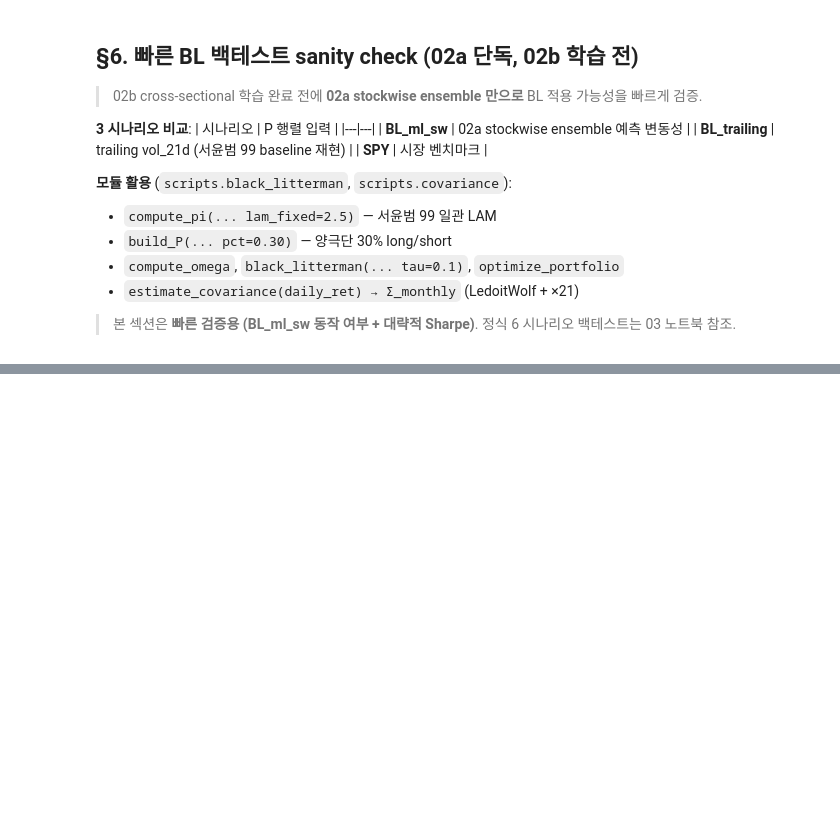
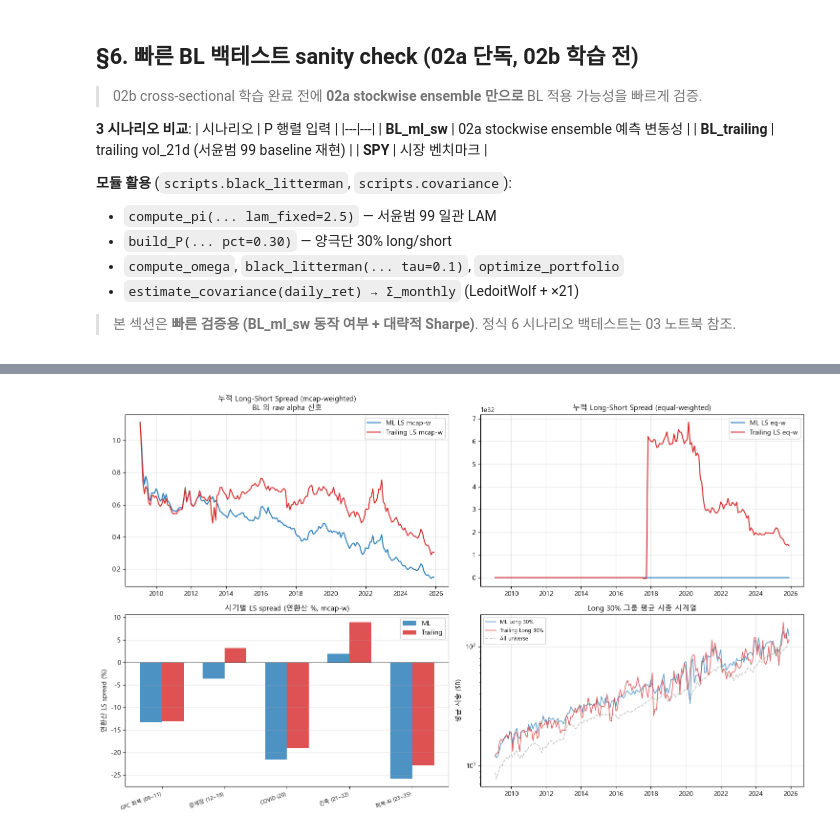
Before and after one commit to sybeom528/finance_project, a Jupyter notebook: 시계열_Test/Phase3_Robust_Extensions/02a_phase15_stockwise_extended.ipynb, the cells around one changed output, grey strips where cells are left out. Drawn from its saved outputs; the diff is of its cells as text; code cells hidden in the pictures; blank space fills up the shorter version.

```diff
--- a/시계열_Test/Phase3_Robust_Extensions/02a_phase15_stockwise_extended.ipynb
+++ b/시계열_Test/Phase3_Robust_Extensions/02a_phase15_stockwise_extended.ipynb
@@ -844,0 +1399,77 @@ print('💡 정식 6 시나리오 (+EW, +Mcap, +BL_ml_cs) 평가는 02b 완료
+# %%
+# §6-7-3. 시기별 LS spread + 시각화
+PERIODS_LS = {
+    'GFC 회복 (09~11)': ('2009-01', '2011-12'),
+    '강세장 (12~19)':   ('2012-01', '2019-12'),
+    'COVID (20)':       ('2020-01', '2020-12'),
+    '긴축 (21~22)':     ('2021-01', '2022-12'),
+    '회복·AI (23~25)':  ('2023-01', '2025-12'),
+}
+
+period_ls_rows = []
+for pname, (start, end) in PERIODS_LS.items():
+    ml_sub = ls_ml.loc[start:end]
+    tr_sub = ls_tr.loc[start:end]
+    if len(ml_sub) == 0:
+        continue
+    period_ls_rows.append({
+        'period': pname,
+        'n': len(ml_sub),
+        'ML_LS_eq_%y':  ml_sub['ls_eq'].mean() * 12 * 100,
+        'TR_LS_eq_%y':  tr_sub['ls_eq'].mean() * 12 * 100,
+        'ML_LS_mw_%y':  ml_sub['ls_mw'].mean() * 12 * 100,
+        'TR_LS_mw_%y':  tr_sub['ls_mw'].mean() * 12 * 100,
+    })
+
+period_ls_df = pd.DataFrame(period_ls_rows).set_index('period')
+print('=' * 85)
+print('  시기별 LS spread (연환산 %)')
+print('=' * 85)
+print(period_ls_df.round(2).to_string())
+
+# 시각화
+fig, axes = plt.subplots(2, 2, figsize=(15, 9))
+
+# (1) 누적 LS spread (mcap-w, BL 가장 가까움)
+ax = axes[0, 0]
+cum_ml_mw = (1 + ls_ml['ls_mw'].fillna(0)).cumprod()
+cum_tr_mw = (1 + ls_tr['ls_mw'].fillna(0)).cumprod()
+ax.plot(cum_ml_mw.index, cum_ml_mw.values, label='ML LS mcap-w', color='#1f77b4', linewidth=1.5)
+ax.plot(cum_tr_mw.index, cum_tr_mw.values, label='Trailing LS mcap-w', color='#d62728', linewidth=1.5)
+ax.set_title('누적 Long-Short Spread (mcap-weighted)\nBL 의 raw alpha 신호', fontsize=11)
+ax.legend(); ax.grid(alpha=0.3)
+
+# (2) 누적 LS spread (eq-w)
+ax = axes[0, 1]
+cum_ml_eq = (1 + ls_ml['ls_eq'].fillna(0)).cumprod()
+cum_tr_eq = (1 + ls_tr['ls_eq'].fillna(0)).cumprod()
+ax.plot(cum_ml_eq.index, cum_ml_eq.values, label='ML LS eq-w', color='#1f77b4', linewidth=1.5)
+ax.plot(cum_tr_eq.index, cum_tr_eq.values, label='Trailing LS eq-w', color='#d62728', linewidth=1.5)
+ax.set_title('누적 Long-Short Spread (equal-weighted)', fontsize=11)
+ax.legend(); ax.grid(alpha=0.3)
+
+# (3) 시기별 LS spread (mcap-w) bar
+ax = axes[1, 0]
+x = np.arange(len(period_ls_df.index))
+width = 0.35
+ax.bar(x - width/2, period_ls_df['ML_LS_mw_%y'], width, label='ML', color='#1f77b4', alpha=0.8)
+ax.bar(x + width/2, period_ls_df['TR_LS_mw_%y'], width, label='Trailing', color='#d62728', alpha=0.8)
+ax.set_xticks(x); ax.set_xticklabels(period_ls_df.index, rotation=20, ha='right', fontsize=8)
+ax.set_title('시기별 LS spread (연환산 %, mcap-w)', fontsize=11)
+ax.set_ylabel('연환산 LS spread (%)')
+ax.axhline(0, color='black', linewidth=0.5); ax.legend(); ax.grid(axis='y', alpha=0.3)
+
+# (4) Long/Short 그룹 평균 시총 시계열
+ax = axes[1, 1]
+ax.plot(ls_ml.index, ls_ml['avg_mcap_low'] / 1e9, label='ML Long 30%', color='#1f77b4', linewidth=1.2, alpha=0.7)
+ax.plot(ls_tr.index, ls_tr['avg_mcap_low'] / 1e9, label='Trailing Long 30%', color='#d62728', linewidth=1.2, alpha=0.7)
+ax.plot(ls_ml.index, ls_ml['avg_mcap_all'] / 1e9, label='All universe', color='gray', linewidth=1.2, linestyle='--', alpha=0.5)
+ax.set_title('Long 30% 그룹 평균 시총 시계열', fontsize=11)
+ax.set_ylabel('평균 시총 ($B)')
+ax.legend(fontsize=8); ax.grid(alpha=0.3)
+ax.set_yscale('log')
+
+plt.tight_layout()
+plt.savefig(OUT_DIR / 'paradox_analysis.png', dpi=100, bbox_inches='tight')
+plt.show()
+# %% [output]
@@ -844,0 +1486 @@ print('💡 정식 6 시나리오 (+EW, +Mcap, +BL_ml_cs) 평가는 02b 완료
+[figure, added]
```
Also changed, not shown: parts of 15 cells of this notebook, 57 other files.
